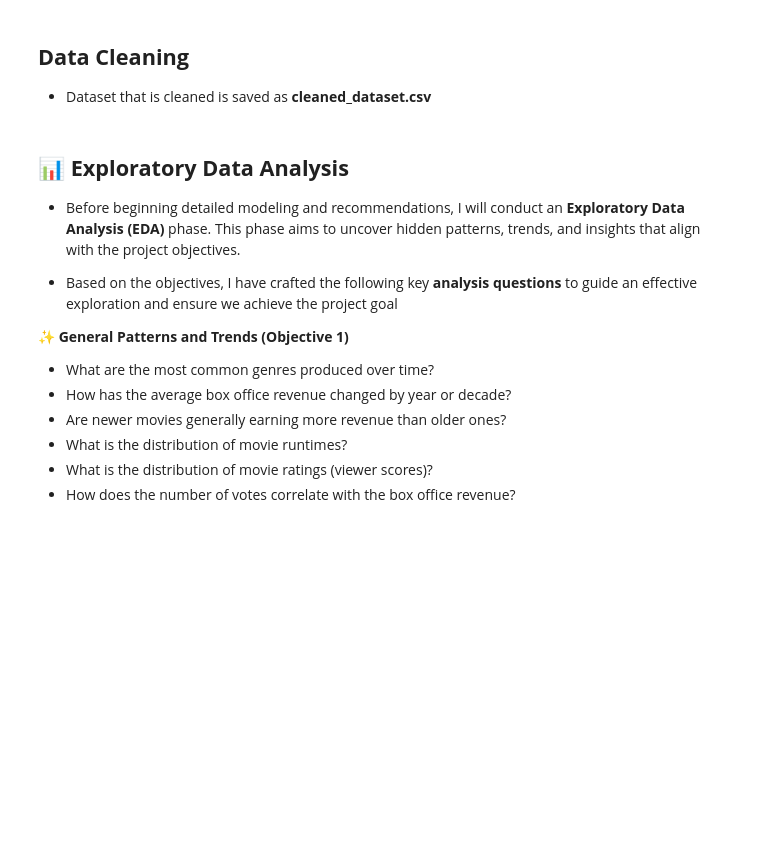
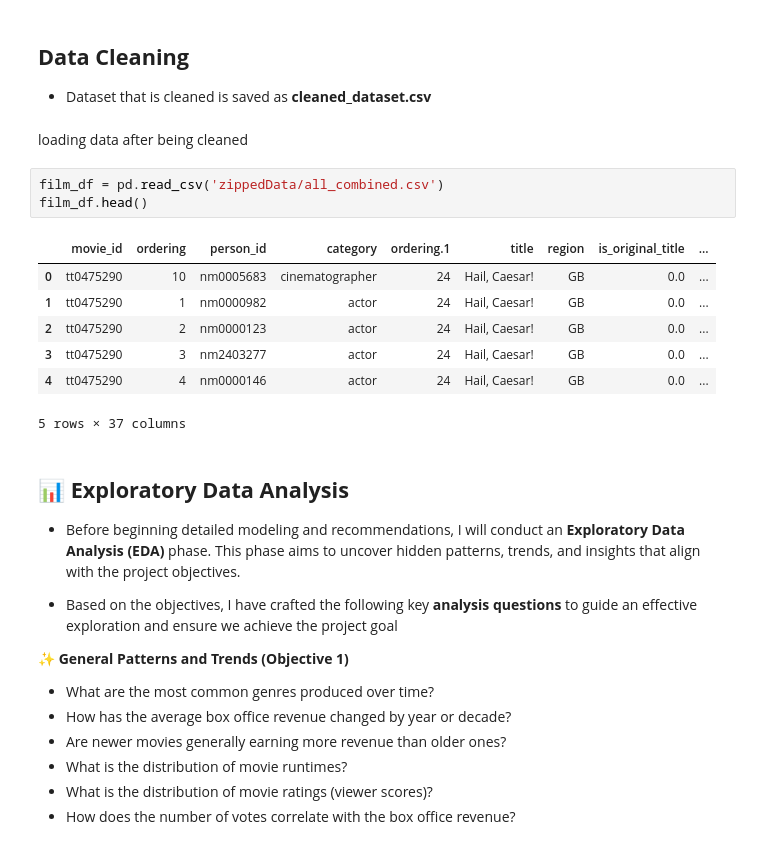
Before and after one commit to KarimzKarimz/Group4-Phase2-Project, a Jupyter notebook: ronny.ipynb, the cells around one changed output. Saved outputs shown, nothing was run; the diff lists cells and outputs as text; blank space fills up the shorter version.

```diff
--- a/ronny.ipynb
+++ b/ronny.ipynb
@@ -303,6 +367,19 @@ movie_budget_df.head()
 ## **Data Cleaning**
 
 - Dataset that is cleaned is saved as **cleaned_dataset.csv**
+# %% [markdown]
+loading data after being cleaned
+# %%
+film_df = pd.read_csv('zippedData/all_combined.csv')
+film_df.head()
+# %% [output]
+|  | movie_id | ordering | person_id | category | ordering.1 | title | region | is_original_title | ... |
+| 0 | tt0475290 | 10 | nm0005683 | cinematographer | 24 | Hail, Caesar! | GB | 0.0 | ... |
+| 1 | tt0475290 | 1 | nm0000982 | actor | 24 | Hail, Caesar! | GB | 0.0 | ... |
+| 2 | tt0475290 | 2 | nm0000123 | actor | 24 | Hail, Caesar! | GB | 0.0 | ... |
+| 3 | tt0475290 | 3 | nm2403277 | actor | 24 | Hail, Caesar! | GB | 0.0 | ... |
+| 4 | tt0475290 | 4 | nm0000146 | actor | 24 | Hail, Caesar! | GB | 0.0 | ... |
+5 rows × 37 columns
 # %% [markdown]
 ## **📊 Exploratory Data Analysis**
 
```
Also changed, not shown: parts of 24 cells of this notebook.
